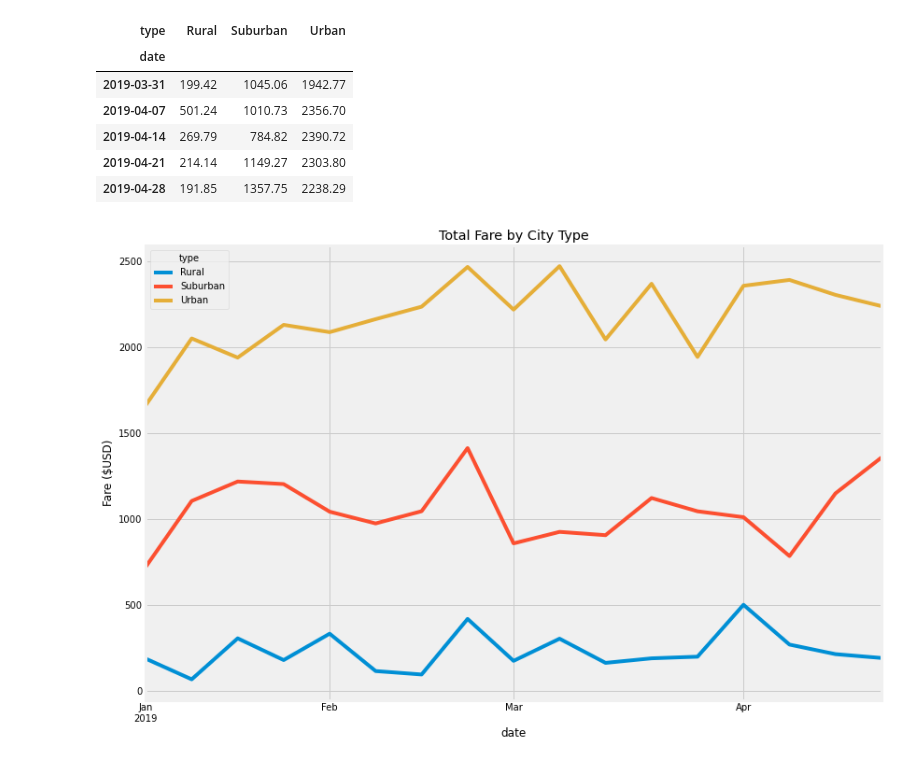
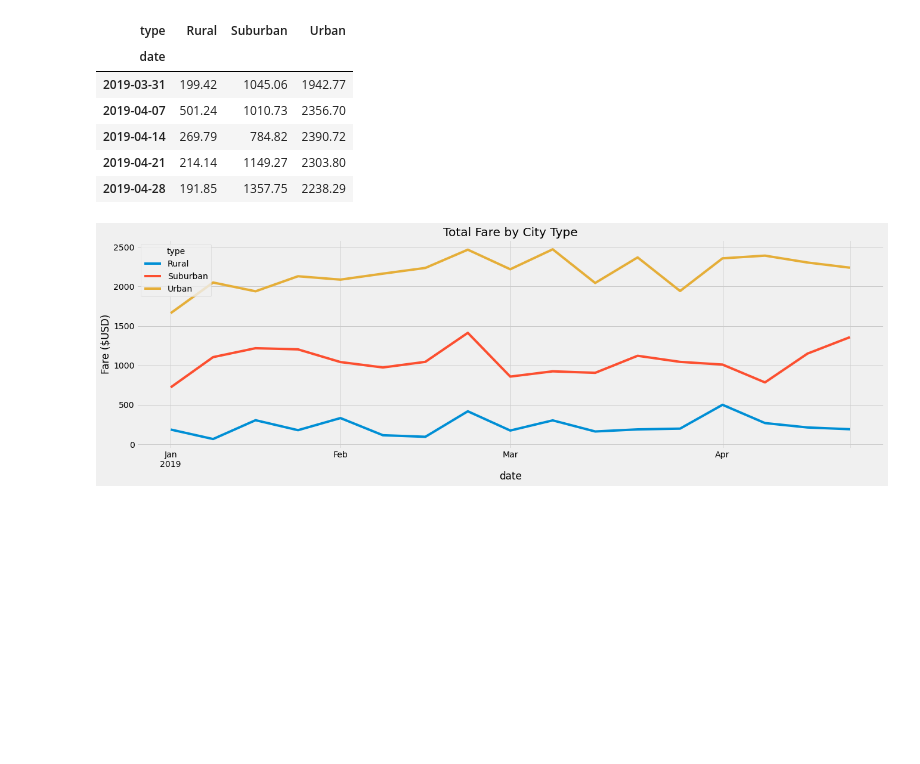
Before and after one commit to JacobSteinfeld/PyBer_Analysis, a Jupyter notebook: analysis/PyBer_Challenge.ipynb, the cells around one changed output. Drawn from its saved outputs; the diff is of its cells as text; code cells hidden in the pictures; blank space fills up the shorter version.

```diff
--- a/analysis/PyBer_Challenge.ipynb
+++ b/analysis/PyBer_Challenge.ipynb
@@ -229,24 +228,22 @@ weekly_fare_per_area.tail()
 | 2019-04-28 | 191.85 | 1357.75 | 2238.29 |
 # %%
 # 8. Using the object-oriented interface method, plot the resample DataFrame using the df.plot() function.
-#area_vs_fare = weekly_fare_per_area.plot(figsize = (10,6))
-#area_vs_fare.set_title("Total Fare by City Type")
-#area_vs_fare.set_ylabel("Fare ($USD)")
-fig = plt.figure(figsize=(12,8))
+
+fig = plt.figure(figsize=(20,6))
 ax1 = fig.add_subplot(1,1,1)
 weekly_fare_per_area.plot(ax=ax1)
 ax1.set_ylabel('Fare ($USD)')
 ax1.set_title('Total Fare by City Type')
 
 
 # Import the style from Matplotlib.
 from matplotlib import style
 # Use the graph style fivethirtyeight.
 style.use('fivethirtyeight')
-plt.tight_layout()
+plt.autoscale()
 #fig.set_size_inches(50,10)
 plt.savefig("../analysis/PyBer_fare_summary.png")
 
 plt.show()
 # %% [output]
-[figure, old version]
+[figure, new version]
```
Also changed, not shown: parts of 1 cell of this notebook, 4 other files.
